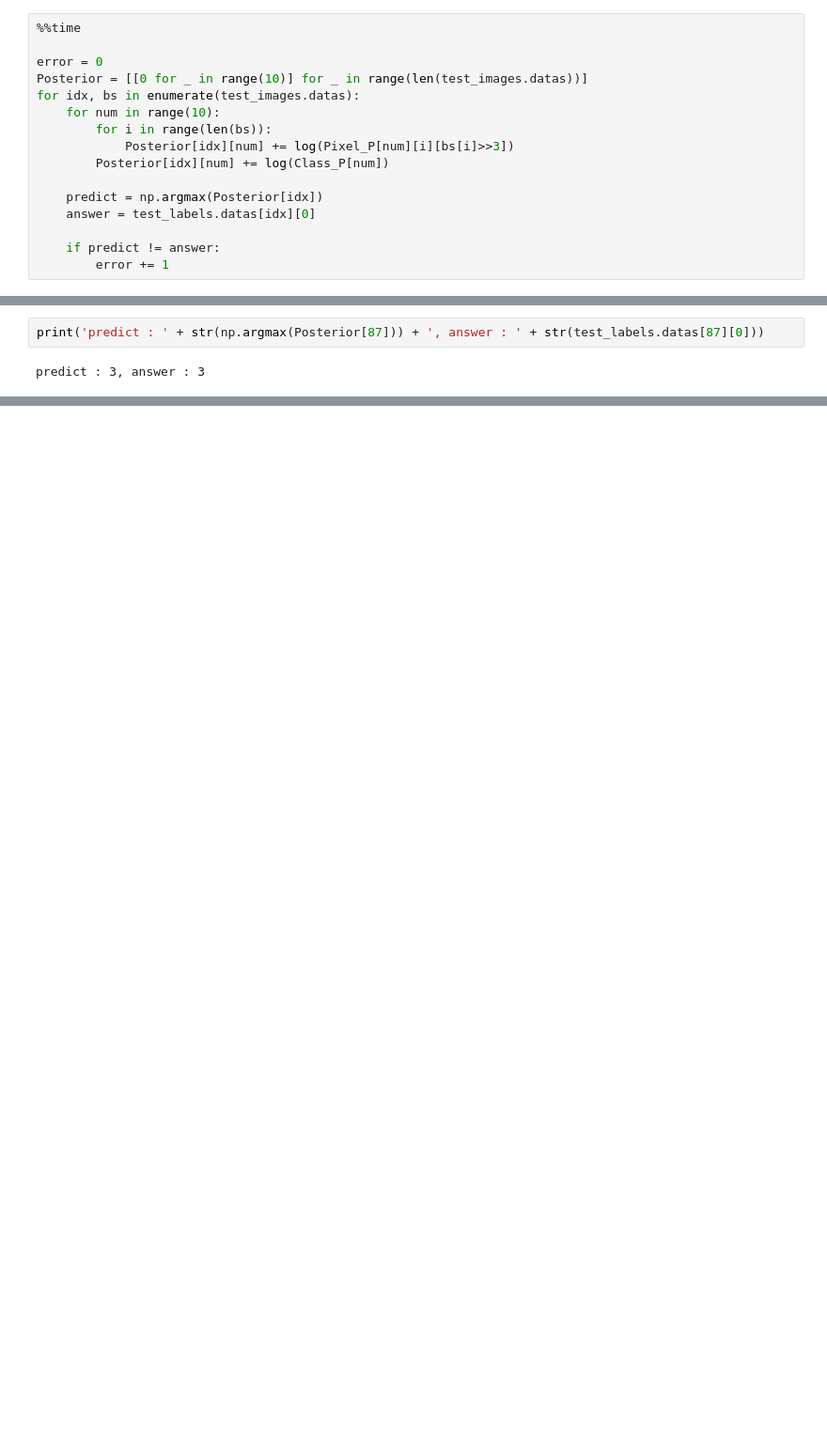
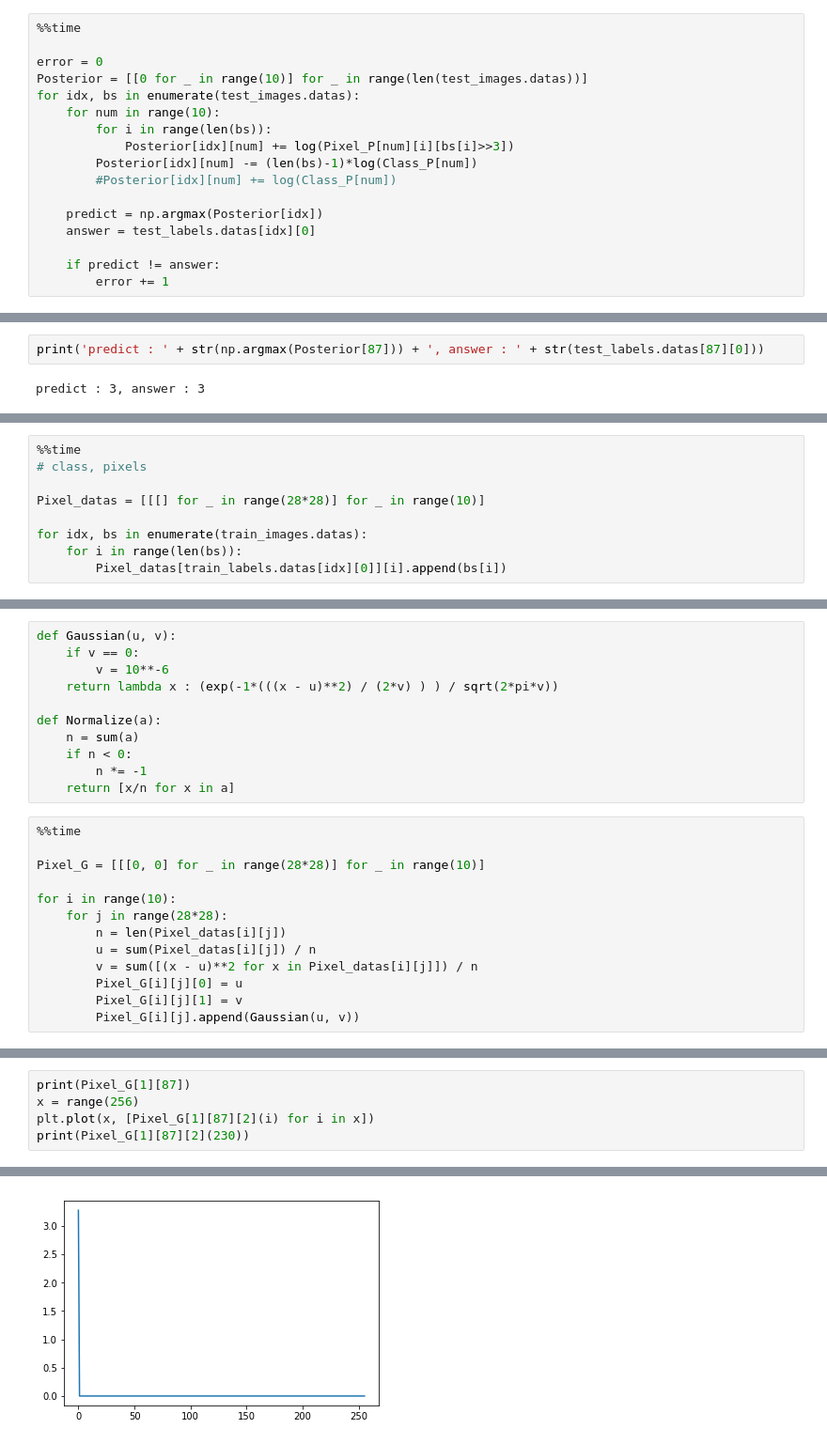
Before and after one commit to csielee/2018ML, a Jupyter notebook: HW2/HW2.ipynb, the cells around one changed output, grey strips where cells are left out. Shown at 94% size. Cells and saved outputs as stored; diff of their text form; blank space fills up the shorter version.

```diff
--- a/HW2/HW2.ipynb
+++ b/HW2/HW2.ipynb
@@ -135,7 +135,8 @@ for idx, bs in enumerate(test_images.datas):
     for num in range(10):
         for i in range(len(bs)):
             Posterior[idx][num] += log(Pixel_P[num][i][bs[i]>>3])
-        Posterior[idx][num] += log(Class_P[num])
+        Posterior[idx][num] -= (len(bs)-1)*log(Class_P[num])
+        #Posterior[idx][num] += log(Class_P[num])
 
     predict = np.argmax(Posterior[idx])
     answer = test_labels.datas[idx][0]
@@ -160,0 +162,9 @@ plt.plot(range(10), Posterior[87])
+# %%
+%%time
+# class, pixels
+
+Pixel_datas = [[[] for _ in range(28*28)] for _ in range(10)]
+
+for idx, bs in enumerate(train_images.datas):
+    for i in range(len(bs)):
+        Pixel_datas[train_labels.datas[idx][0]][i].append(bs[i])
@@ -160,0 +174,24 @@ plt.plot(range(10), Posterior[87])
+# %%
+def Gaussian(u, v):
+    if v == 0:
+        v = 10**-6
+    return lambda x : (exp(-1*(((x - u)**2) / (2*v) ) ) / sqrt(2*pi*v))
+
+def Normalize(a):
+    n = sum(a)
+    if n < 0:
+        n *= -1
+    return [x/n for x in a]
+# %%
+%%time
+
+Pixel_G = [[[0, 0] for _ in range(28*28)] for _ in range(10)]
+
+for i in range(10):
+    for j in range(28*28):
+        n = len(Pixel_datas[i][j])
+        u = sum(Pixel_datas[i][j]) / n
+        v = sum([(x - u)**2 for x in Pixel_datas[i][j]]) / n
+        Pixel_G[i][j][0] = u
+        Pixel_G[i][j][1] = v
+        Pixel_G[i][j].append(Gaussian(u, v))
@@ -160,0 +205,6 @@ plt.plot(range(10), Posterior[87])
+# %%
+print(Pixel_G[1][87])
+x = range(256)
+plt.plot(x, [Pixel_G[1][87][2](i) for i in x])
+print(Pixel_G[1][87][2](230))
+# %% [output]
@@ -160,0 +213 @@ plt.plot(range(10), Posterior[87])
+[figure, added]
```
Also changed, not shown: parts of 17 cells of this notebook.
